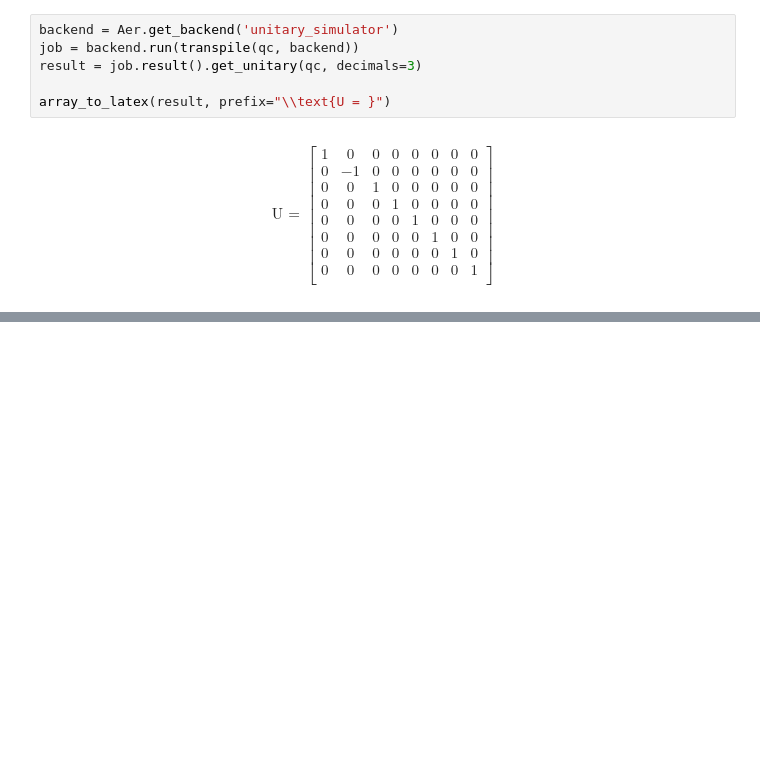
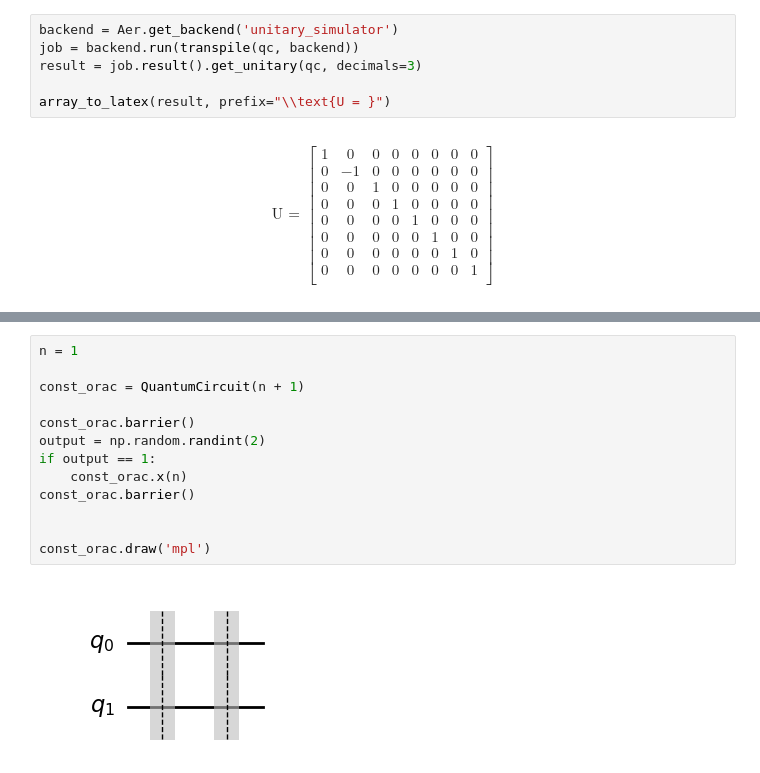
Before and after one commit to nunopcfmarques/IICQ-Project, a Jupyter notebook: IICQ-Notebook.ipynb, the cells around one changed output, grey strips where cells are left out. Saved outputs shown, nothing was run; the diff lists cells and outputs as text; blank space fills up the shorter version.

```diff
--- a/IICQ-Notebook.ipynb
+++ b/IICQ-Notebook.ipynb
@@ -367,0 +373,15 @@ Actual prob: 0.7669725769811029, Measured prob: 0.7744140625
+# %%
+n = 1
+
+const_orac = QuantumCircuit(n + 1)
+
+const_orac.barrier()
+output = np.random.randint(2)
+if output == 1:
+    const_orac.x(n)
+const_orac.barrier()
+
+
+const_orac.draw('mpl')
+# %% [output]
+[figure, added]
```
Also changed, not shown: parts of 25 cells of this notebook.
